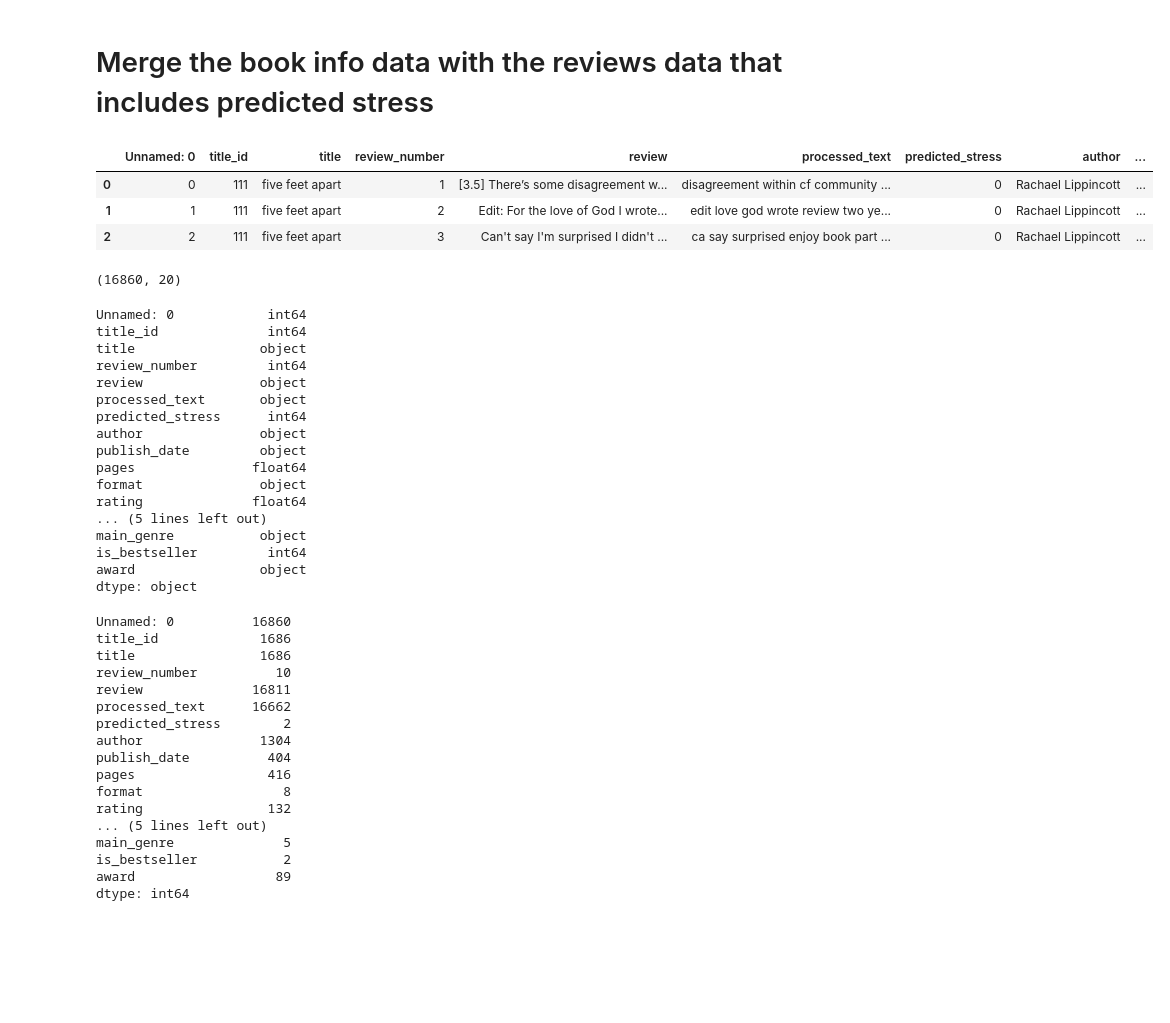
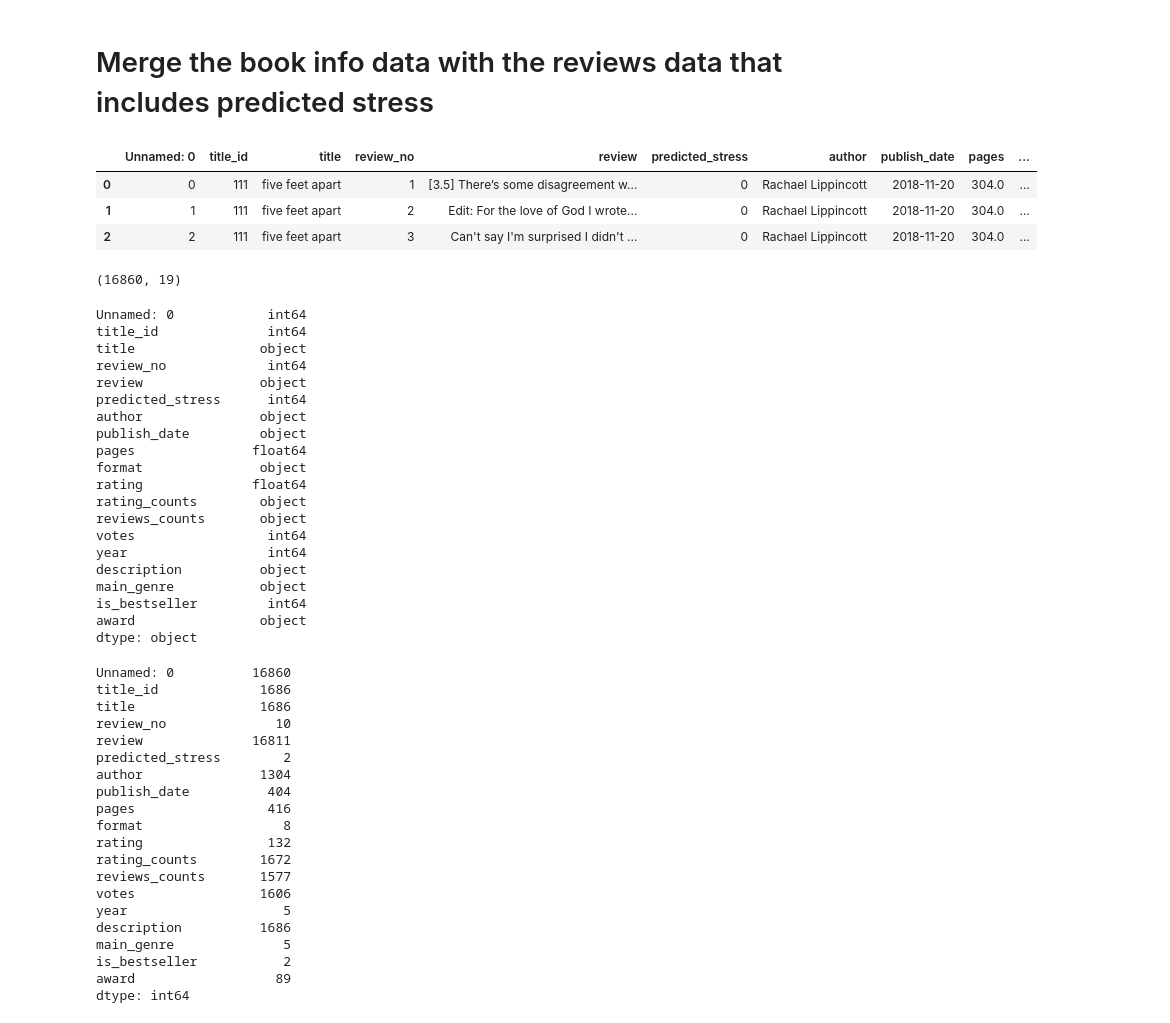
Before and after one commit to txiao9331/EmoLit, a Jupyter notebook: EDA&Tableau/EDA.ipynb, the cells around one changed output. Saved outputs shown, nothing was run; the diff lists cells and outputs as text; code cells hidden in the pictures; blank space fills up the shorter version.

```diff
--- a/EDA&Tableau/EDA.ipynb
+++ b/EDA&Tableau/EDA.ipynb
@@ -35,33 +38,36 @@ plt.show()
 # %%
 # Merge the book info data with the reviews data that includes predicted stress
 merged_review_data = pd.merge(reviews_df, book_info, on='title_id', how='left')
-merged_review_data = merged_review_data.drop(columns=['title_y']).rename(columns={'title_x':'title'})
+merged_review_data = merged_review_data.drop(columns=['title_y','processed_text']).rename(columns={'title_x':'title'})
 merged_review_data.head(3)
 # %% [output]
-|  | Unnamed: 0 | title_id | title | review_number | review | processed_text | predicted_stress | author | ... |
-| 0 | 0 | 111 | five feet apart | 1 | [3.5] There’s some disagreement w... | disagreement within cf community ... | 0 | Rachael Lippincott | ... |
-| 1 | 1 | 111 | five feet apart | 2 | Edit: For the love of God I wrote... | edit love god wrote review two ye... | 0 | Rachael Lippincott | ... |
-| 2 | 2 | 111 | five feet apart | 3 | Can't say I'm surprised I didn't ... | ca say surprised enjoy book part ... | 0 | Rachael Lippincott | ... |
+|  | Unnamed: 0 | title_id | title | review_no | review | predicted_stress | author | publish_date | pages | ... |
+| 0 | 0 | 111 | five feet apart | 1 | [3.5] There’s some disagreement w... | 0 | Rachael Lippincott | 2018-11-20 | 304.0 | ... |
+| 1 | 1 | 111 | five feet apart | 2 | Edit: For the love of God I wrote... | 0 | Rachael Lippincott | 2018-11-20 | 304.0 | ... |
+| 2 | 2 | 111 | five feet apart | 3 | Can't say I'm surprised I didn't ... | 0 | Rachael Lippincott | 2018-11-20 | 304.0 | ... |
 # %%
 merged_review_data.shape
 # %% [output]
-(16860, 20)
+(16860, 19)
 # %%
 merged_review_data.dtypes
 # %% [output]
 Unnamed: 0            int64
 title_id              int64
 title                object
-review_number         int64
+review_no             int64
 review               object
-processed_text       object
 predicted_stress      int64
 author               object
 publish_date         object
 pages               float64
 format               object
 rating              float64
-... (5 lines left out)
+rating_counts        object
+reviews_counts       object
+votes                 int64
+year                  int64
+description          object
 main_genre           object
 is_bestseller         int64
 award                object
@@ -72,16 +78,19 @@ merged_review_data.nunique()
 Unnamed: 0          16860
 title_id             1686
 title                1686
-review_number          10
+review_no              10
 review              16811
-processed_text      16662
 predicted_stress        2
 author               1304
 publish_date          404
 pages                 416
 format                  8
 rating                132
-... (5 lines left out)
+rating_counts        1672
+reviews_counts       1577
+votes                1606
+year                    5
+description          1686
 main_genre              5
 is_bestseller           2
 award                  89
```
Also changed, not shown: parts of 10 cells of this notebook, 12 other files.
